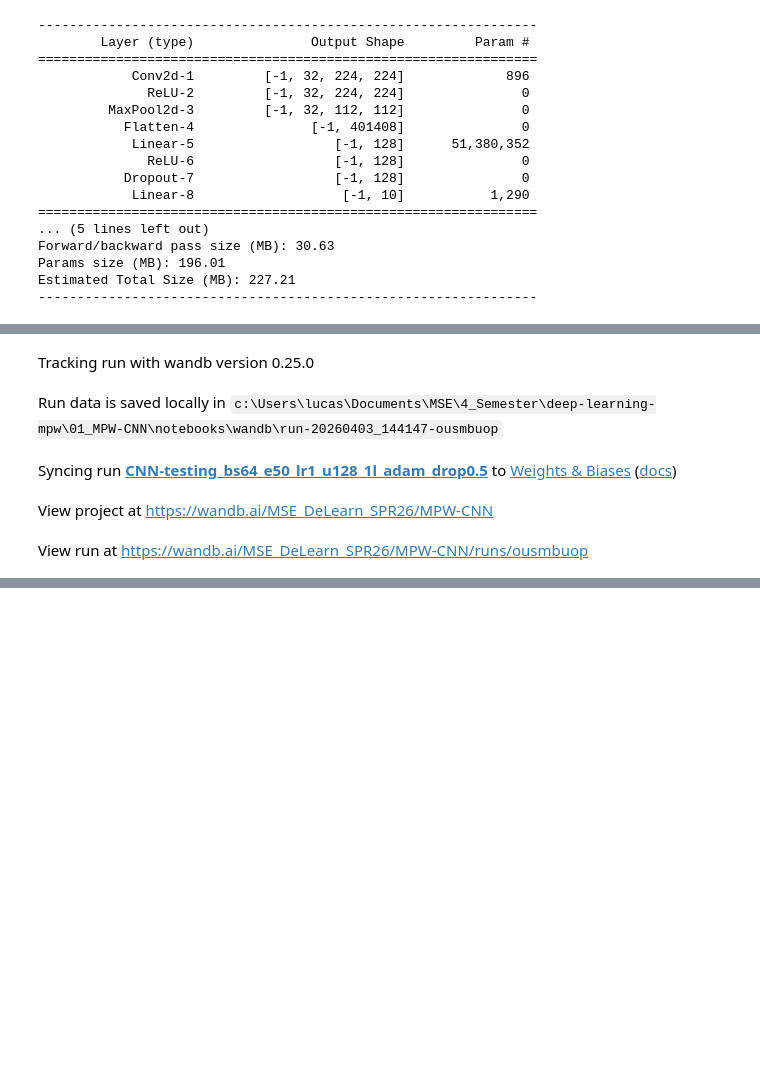
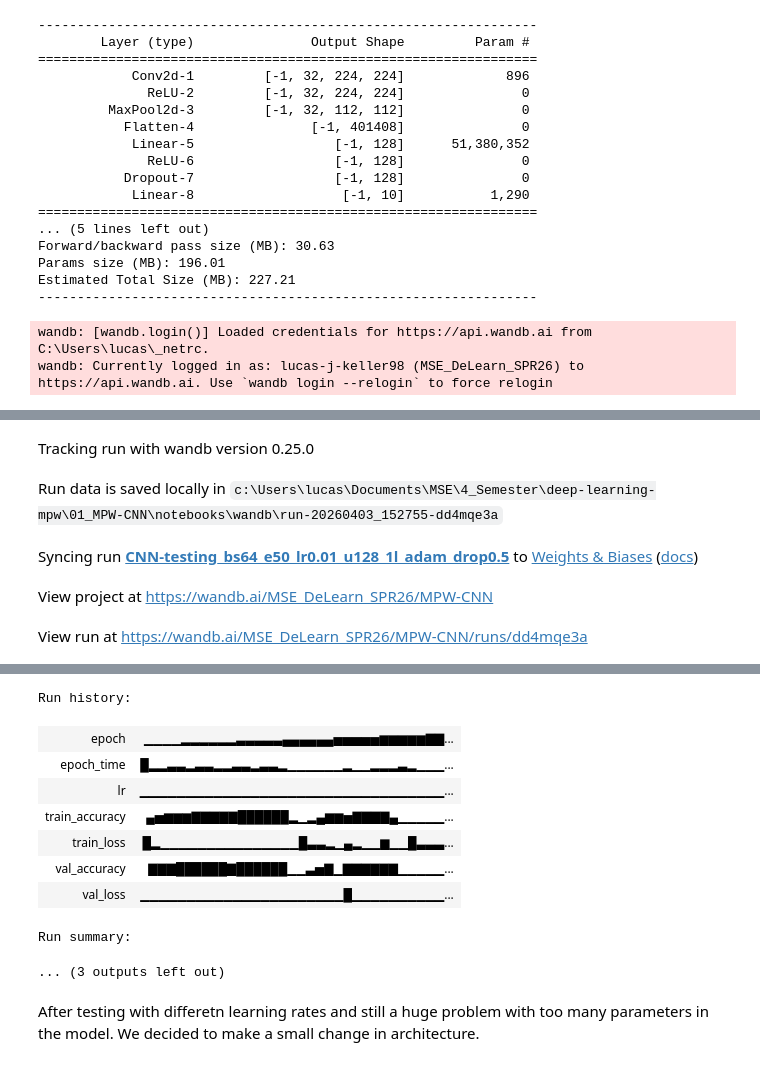
Before and after one commit to jdemidova/deep-learning-mpw, a Jupyter notebook: 01_MPW-CNN/notebooks/CNN-archiutecture-testing.ipynb, the cells around one changed output, grey strips where cells are left out. Cells and saved outputs as stored; diff of their text form; code cells hidden in the pictures; blank space fills up the shorter version.

Commit message:
deep cnn learning

```diff
--- a/01_MPW-CNN/notebooks/CNN-archiutecture-testing.ipynb
+++ b/01_MPW-CNN/notebooks/CNN-archiutecture-testing.ipynb
@@ -54,7 +54,7 @@ def train_eval(model, optimizer, nepochs, batch_size, training_data, validation_
     cost_ce = torch.nn.CrossEntropyLoss().to(device)
 
     train_loader = DataLoader(training_data, batch_size=batch_size, shuffle=True, num_workers=4, pin_memory=True)
-    val_loader = DataLoader(validation_data, batch_size=batch_size, shuffle=True, num_workers=4, pin_memory=True)
+    val_loader = DataLoader(validation_data, batch_size=batch_size, shuffle=True, num_workers=4, pin_memory=False)
 
     if use_wandb:
         wandb.init(
@@ -292,17 +292,19 @@ Estimated Total Size (MB): 227.21
 # %%
 batch_size = 64
 nepochs = 50
-lr = 1
+lr = 0.01
 units = 128
 wd = 1e-4 # default weight decay value for Adam optimizer, can be tuned as a hyperparameter
 
-model = improved_model(units)
+model = improved_model(units, drop=0.5)
 optimizer = torch.optim.Adam(params=model.parameters(), lr = lr, weight_decay=wd)
-cost_train_adam, cost_valid_adam, acc_train_adam, acc_valid_adam = train_eval(model, optimizer, nepochs, batch_size, train_dataset, val_dataset, device, entity='MSE_DeLearn_SPR26', project='MPW-CNN', run_name='CNN-testing_bs64_e50_lr1_u128_1l_adam_drop0.5', use_wandb=True)
+cost_train_adam, cost_valid_adam, acc_train_adam, acc_valid_adam = train_eval(model, optimizer, nepochs, batch_size, train_dataset, val_dataset, device, entity='MSE_DeLearn_SPR26', project='MPW-CNN', run_name='CNN-testing_bs64_e50_lr0.01_u128_1l_adam_drop0.5', use_wandb=True)
 # %% [output]
+wandb: [wandb.login()] Loaded credentials for https://api.wandb.ai from C:\Users\lucas\_netrc.
+wandb: Currently logged in as: lucas-j-keller98 (MSE_DeLearn_SPR26) to https://api.wandb.ai. Use `wandb login --relogin` to force relogin
 [interactive output not drawn]
 Tracking run with wandb version 0.25.0
-Run data is saved locally in c:\Users\lucas\Documents\MSE\4_Semester\deep-learning-mpw\01_MPW-CNN\notebooks\wandb\run-20260403_144147-ousmbuop
+Run data is saved locally in c:\Users\lucas\Documents\MSE\4_Semester\deep-learning-mpw\01_MPW-CNN\notebooks\wandb\run-20260403_152755-dd4mqe3a
-Syncing run CNN-testing_bs64_e50_lr1_u128_1l_adam_drop0.5 to Weights & Biases (docs)
+Syncing run CNN-testing_bs64_e50_lr0.01_u128_1l_adam_drop0.5 to Weights & Biases (docs)
 View project at https://wandb.ai/MSE_DeLearn_SPR26/MPW-CNN
-View run at https://wandb.ai/MSE_DeLearn_SPR26/MPW-CNN/runs/ousmbuop
+View run at https://wandb.ai/MSE_DeLearn_SPR26/MPW-CNN/runs/dd4mqe3a
@@ -325,0 +329,12 @@ Epoch 29: Train cost: 2.3945, accuracy: 0.0973, Validation cost: 2.368, accuracy
+Run history:
+| epoch | ▁▁▁▁▂▂▂▂▂▂▃▃▃▃▃▄▄▄▄▄▄▅▅▅▅▅▆▆▆▆▆▇▇... |
+| epoch_time | █▂▂▃▃▂▃▃▂▂▃▃▂▃▃▂▁▁▁▁▁▁▂▁▁▂▂▂▃▂▁▁▁... |
+| lr | ▁▁▁▁▁▁▁▁▁▁▁▁▁▁▁▁▁▁▁▁▁▁▁▁▁▁▁▁▁▁▁▁▁... |
+| train_accuracy | ▄▅▆▆▆▇▇▇▇▇██████▂▁▂▄▆▆▅▇▇▇▇▄▁▁▁▁▁... |
+| train_loss | █▂▁▁▁▁▁▁▁▁▁▁▁▁▁▁▁█▃▃▂▁▄▂▁▁▆▁▁█▃▃▃... |
+| val_accuracy | ▇▇▇██████▇██████▁▁▃▅▇▁▇▇▇▇▇▇▁▁▁▁▁... |
+| val_loss | ▁▁▁▁▁▁▁▁▁▁▁▁▁▁▁▁▁▁▁▁▁▁█▁▁▁▁▁▁▁▁▁▁... |
+Run summary:
+... (3 outputs left out)
+# %% [markdown]
+After testing with differetn learning rates and still a huge problem with too many parameters in the model. We decided to make a small change in architecture.
```
Also changed, not shown: parts of 5 cells of this notebook, 1 other file.
